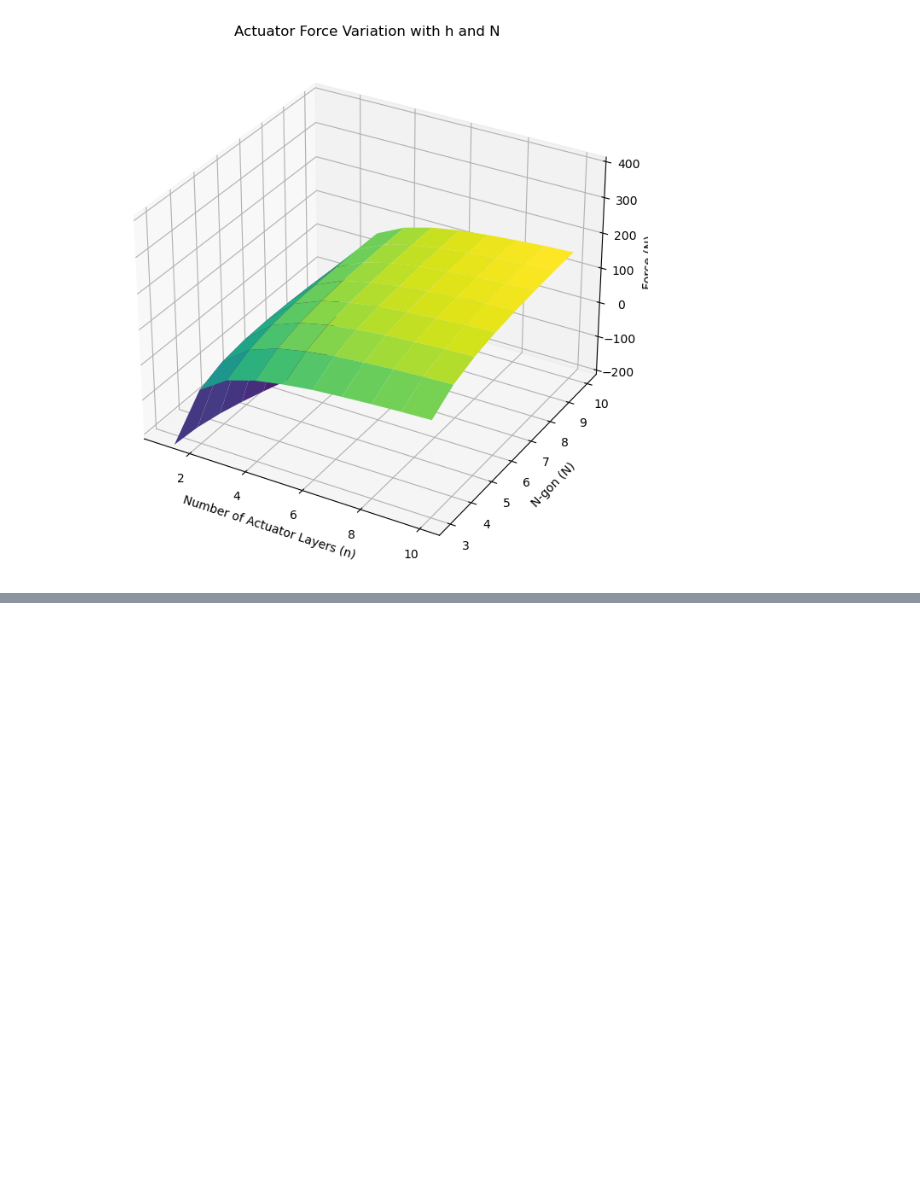
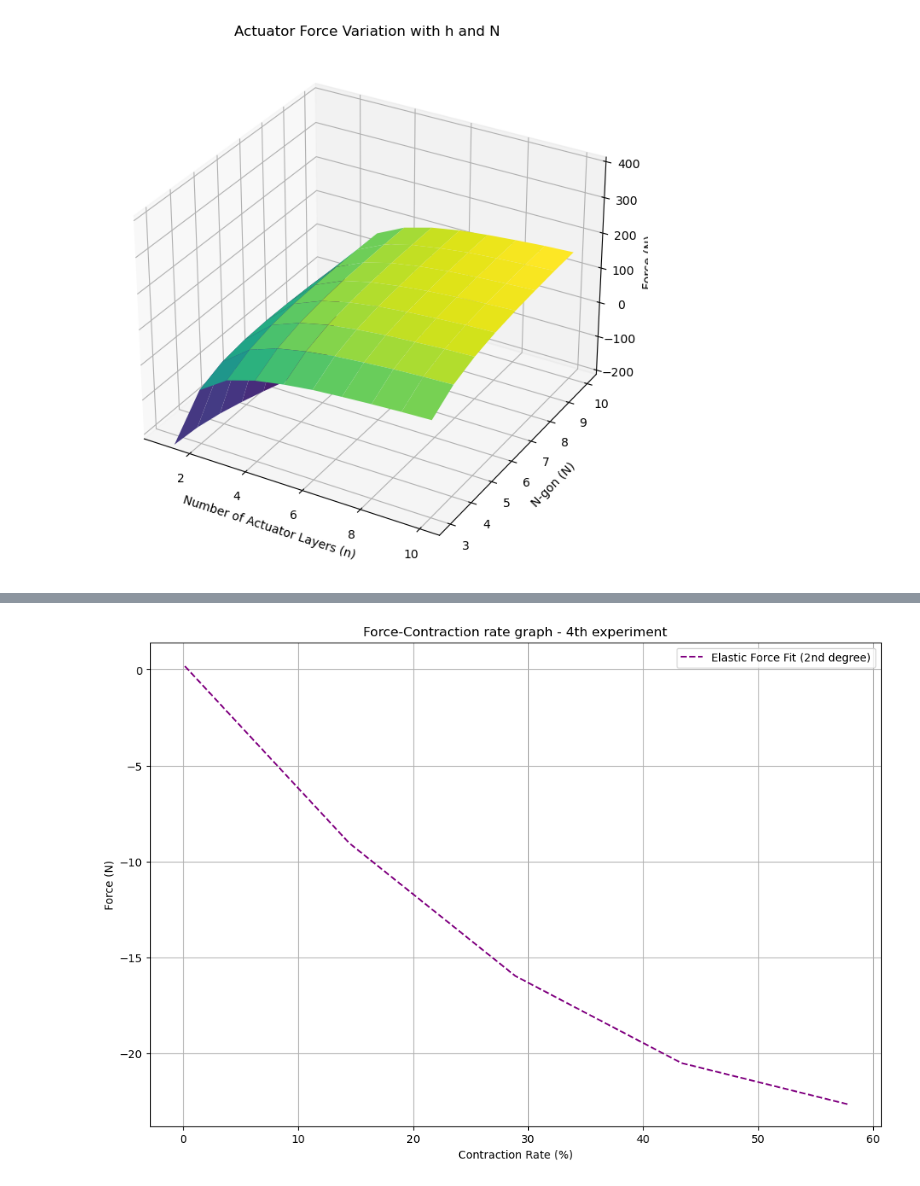
Before and after one commit to moreum2/OV-PAM_model, a Jupyter notebook: OV-PAM_model_modified.ipynb, the cells around one changed output, grey strips where cells are left out. Saved outputs shown, nothing was run; the diff lists cells and outputs as text; code cells hidden in the pictures; blank space fills up the shorter version.

```diff
--- a/OV-PAM_model_modified.ipynb
+++ b/OV-PAM_model_modified.ipynb
@@ -980,0 +1137,95 @@ plt.show()
+# %%
+import numpy as np
+import matplotlib.pyplot as plt
+import pandas as pd
+
+
+length = [1, 0.855555556, 0.711111111, 0.566666667, 0.422222222]
+force_0kPa = [0, -8.526, -15.876, -21.168, -22.3538]
+force_10kPa = [37.15376, 31.34236, 27.7242, 27.15188, 26.35906]
+force_20kPa = [75.3865, 63.7441, 55.95604, 54.42626, 52.3859]
+force_30kPa = [112.49028, 95.84792, 83.85566, 81.1636, 78.4343]
+force_40kPa = [148.15836, 127.11286, 112.15414, 108.07636, 103.69086]
+force_50kPa = [182.62398, 157.38996, 139.44028, 134.24922, 129.03856]
+
+pressure = [-10, -20, -30, -40, -50]
+force_100L = [37.15376, 75.3865, 112.49028, 148.15836, 182.62398]
+force_85L = [31.34236, 63.7441, 95.84792, 127.11286, 157.38996]
+force_71L = [27.7242, 55.95604, 83.85566, 112.15414, 139.44028]
+force_56L = [27.15188, 54.42626, 81.1636, 108.07636, 134.24922]
+force_42L = [26.35906, 52.3859, 78.4343, 103.69086, 129.03856]
+
+length = length[::-1]
+force_0kPa = force_0kPa[::-1]
+force_10kPa = force_10kPa[::-1]
+force_20kPa = force_20kPa[::-1]
+force_30kPa = force_30kPa[::-1]
+force_40kPa = force_40kPa[::-1]
+force_50kPa = force_50kPa[::-1]
+
+# 길이를 수축률로 변환
+strain = [(1 - l) * 100 for l in length]
+
+# 초기값 설정
+theta = np.linspace(np.pi/180*60, 0, 1000)
+initialheight = 144*10**-3
+initialangle = np.pi/3
+n = 5
+s = 4.4*10**-3
+h = (initialheight - (n - 1) * s-2 * (s-1*10**-3)) / n
+D = 26*10**-3
+d = 8*10**-3
+R = 25.343*10**-3
+L0 = h/np.sin(initialangle)
+alpha = np.pi - 2*theta  # 휴고 교수님 논문에서 사용하는 각도와 우리 모델에서 사용하는 각도의 관계식
+
+# 함수 정의
+L = L0 * np.sin(theta)
+q = 0.5*L/np.tan(initialangle)
+L_t = (n * L + (n - 1) * s + 2 * (s-1*10**-3))
+dL = L0 * np.cos(theta)
+dL_t = n * dL
+V = 2 * n * (1 + 2 ** 0.5) * D ** 2 * L0 * np.sin(theta) - 2/3 * n * (2 * D + d + q) * L0 ** 2 * np.cos(theta) * np.sin(theta) + 2 * (n - 1) * (1 + 2 ** 0.5) * R ** 2 * s
+dV = 2 * n * (1 + 2 ** 0.5) * D ** 2 * L0 * np.cos(theta) - 2/3 * n * (2 * D + d + q) * L0 ** 2 * (np.cos(theta) ** 2 - np.sin(theta) ** 2)
+
+# 압력과 힘 배열 선언
+P = [0] * 11
+F = [0] * 11
+F_re = [0] * 11
+
+# 압력과 힘 계산
+for i in range(0, 11):
+    P[i] = -10 * i * 10 ** 3  # 압력 값 (Pa)
+    F[i] = -P[i] * dV / dL_t
+    F_re[i] = -P[i]*(2*D**2*(1+2**0.5)+2*D*L0/(alpha*np.cos(alpha)-np.sin(alpha))*(1+(alpha*np.cos(2*alpha)-np.sin(2*alpha))/alpha))
+
+# 실험값의 그래프를 점선과 마커로 표시
+force_exp = [force_0kPa, force_10kPa, force_20kPa, force_30kPa, force_40kPa, force_50kPa]
+contraction_rate = (1 - L_t / L_t[0]) * 100
+colors = ['b', 'g', 'r', 'c', 'm', 'y', 'k', 'tab:orange', 'tab:brown', 'tab:pink', 'tab:olive']
+linestyles = ['-', '--', ':', '-.', '--', '--']
+markers = ['o', 'o', 'o', 'o', 'o', 'o']
+plt.figure(figsize=(12, 8))
+
+# 추세선을 위한 코드
+z_0kPa = np.polyfit(strain, force_0kPa, 2)
+p_0kPa = np.poly1d(z_0kPa)
+force_fit_0kPa = p_0kPa(strain)
+plt.plot(strain, force_fit_0kPa, linestyle='--', color='purple', label='Elastic Force Fit (2nd degree)')
+
+plt.xlabel('Contraction Rate (%)')
+plt.ylabel('Force (N)')
+plt.title('Force-Contraction rate graph - 4th experiment')
+plt.grid(True)
+plt.legend()
+plt.show()
+
+# 2차 다항식 추세선을 위한 코드
+z_0kPa = np.polyfit(strain, force_0kPa, 2)
+p_0kPa = np.poly1d(z_0kPa)
+
+# 출력 함수 형태
+print("Elastic Force Fit (2nd degree):")
+print(p_0kPa)
+# %% [output]
+[figure, added]
```
Also changed, not shown: parts of 3 cells of this notebook, 1 other file.
